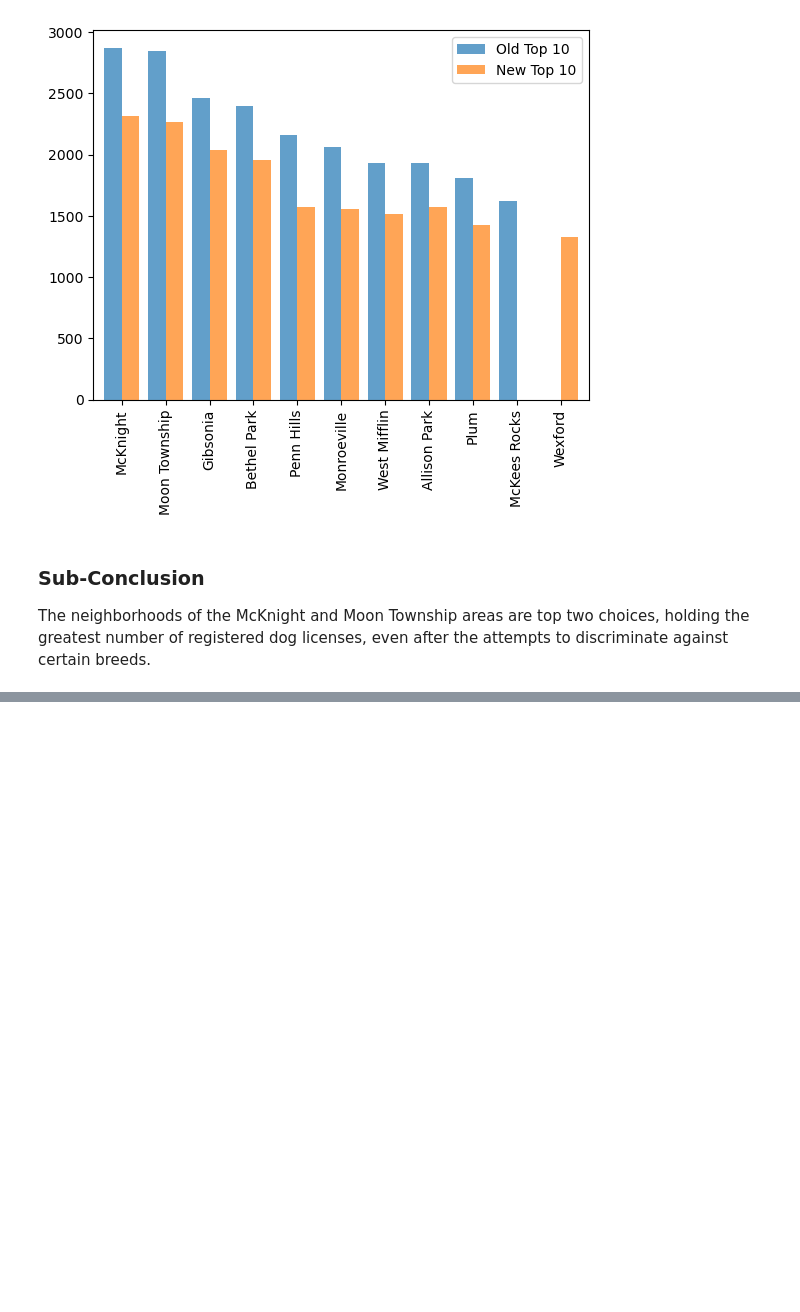
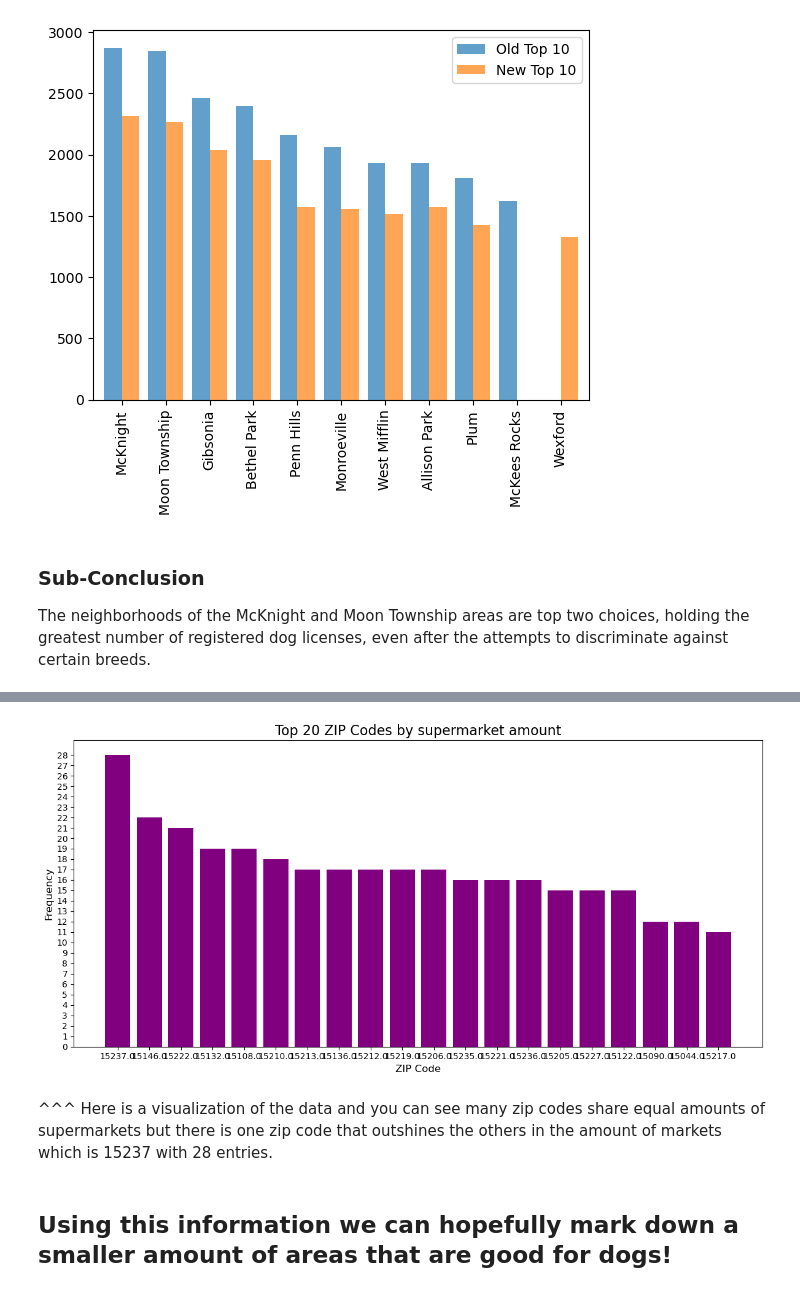
Before and after one commit to amhillwig/Big-Ideas-Final-Project, a Jupyter notebook: Best-Neighborhood.ipynb, the cells around one changed output, grey strips where cells are left out. Cells and saved outputs as stored; diff of their text form; code cells hidden in the pictures; blank space fills up the shorter version.

```diff
--- a/Best-Neighborhood.ipynb
+++ b/Best-Neighborhood.ipynb
@@ -109,0 +204,3 @@ Sidewalks
+# %%
+supermarket_data = pd.read_csv("supermarkets.csv", sep=",")
+supermarket_data.head(11)
@@ -109,0 +222,3 @@ Sidewalks
+# %%
+zip_counts =supermarket_data['Zip'].value_counts().head(20)
+zip_counts.head(20)
@@ -110,2 +243,21 @@ Sidewalks
+# %%
+import matplotlib.pyplot as plt
+
+plt.figure(figsize=(12, 6))
+plt.bar(zip_counts.index.astype(str), zip_counts.values, color='purple')
+
+plt.title("Top 20 ZIP Codes by supermarket amount", fontsize=16)
+plt.xlabel("ZIP Code", fontsize=12)
+plt.ylabel("Frequency", fontsize=12)
+plt.tight_layout()
+plt.yticks(range(0, max(zip_counts.values) + 1))
+
+plt.show()
+# %% [output]
+[figure, added]
+# %% [markdown]
+^^^ Here is a visualization of the data and you can see many zip codes share equal amounts of supermarkets but there is one zip code that outshines the others in the amount of markets which is 15237 with 28 entries.
+# %% [markdown]
+<h2>Using this information we can hopefully mark down a smaller amount of areas that are good for dogs!<h2/>
 # %%
 Conclusion
```
Also changed, not shown: parts of 18 cells of this notebook.
